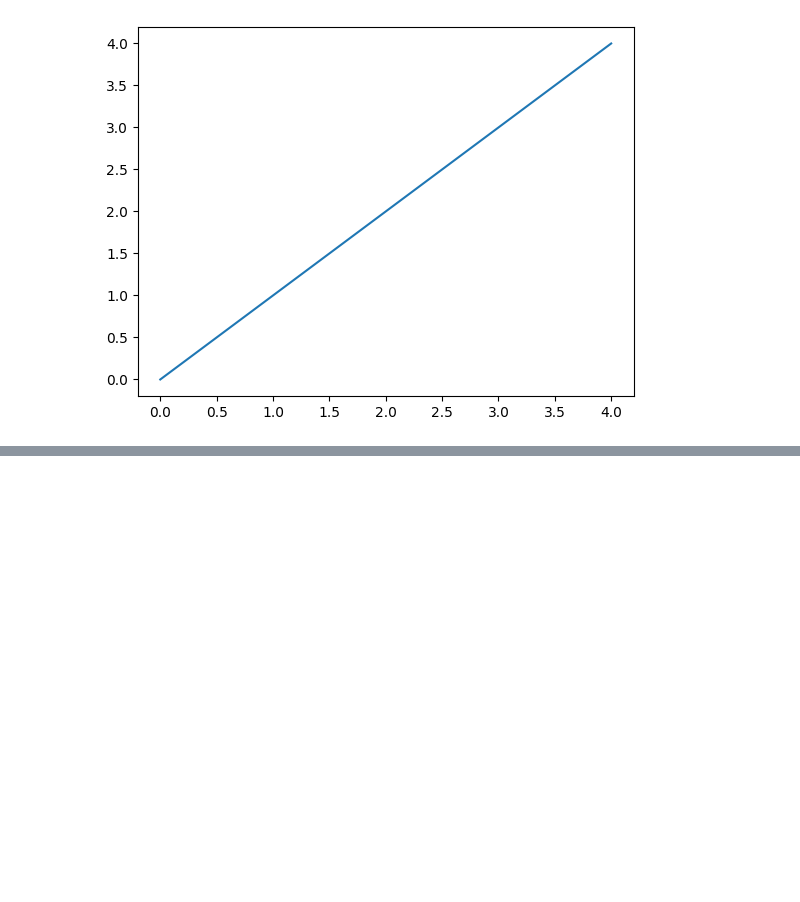
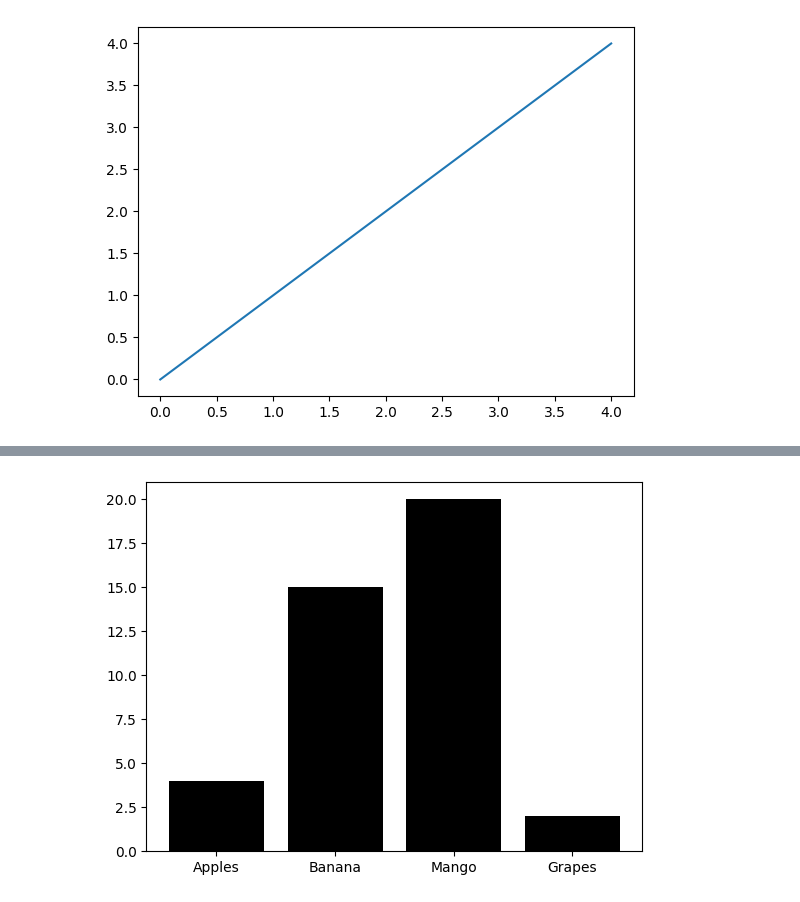
Before and after one commit to Johnkenmacharia/datascience, a Jupyter notebook: numpy.ipynb, the cells around one changed output, grey strips where cells are left out. Cells and saved outputs as stored; diff of their text form; code cells hidden in the pictures; blank space fills up the shorter version.

```diff
--- a/numpy.ipynb
+++ b/numpy.ipynb
@@ -70,0 +92,8 @@ plt.show()
+# %%
+x =np.array(["Apples","Banana","Mango","Grapes"])
+y =np.array([4,15,20,2])
+
+plt.bar(x,y,color="black",width=0.8)
+plt.show()
+# %% [output]
+[figure, added]
```
Also changed, not shown: parts of 7 cells of this notebook.
